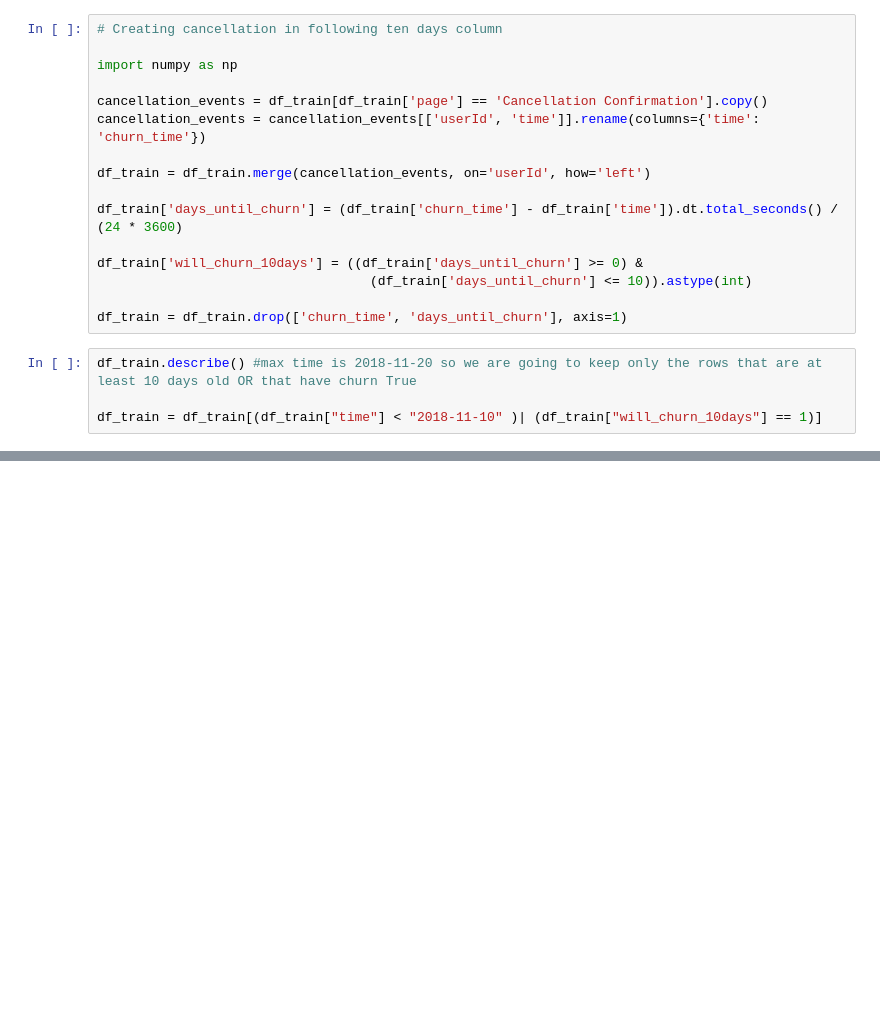
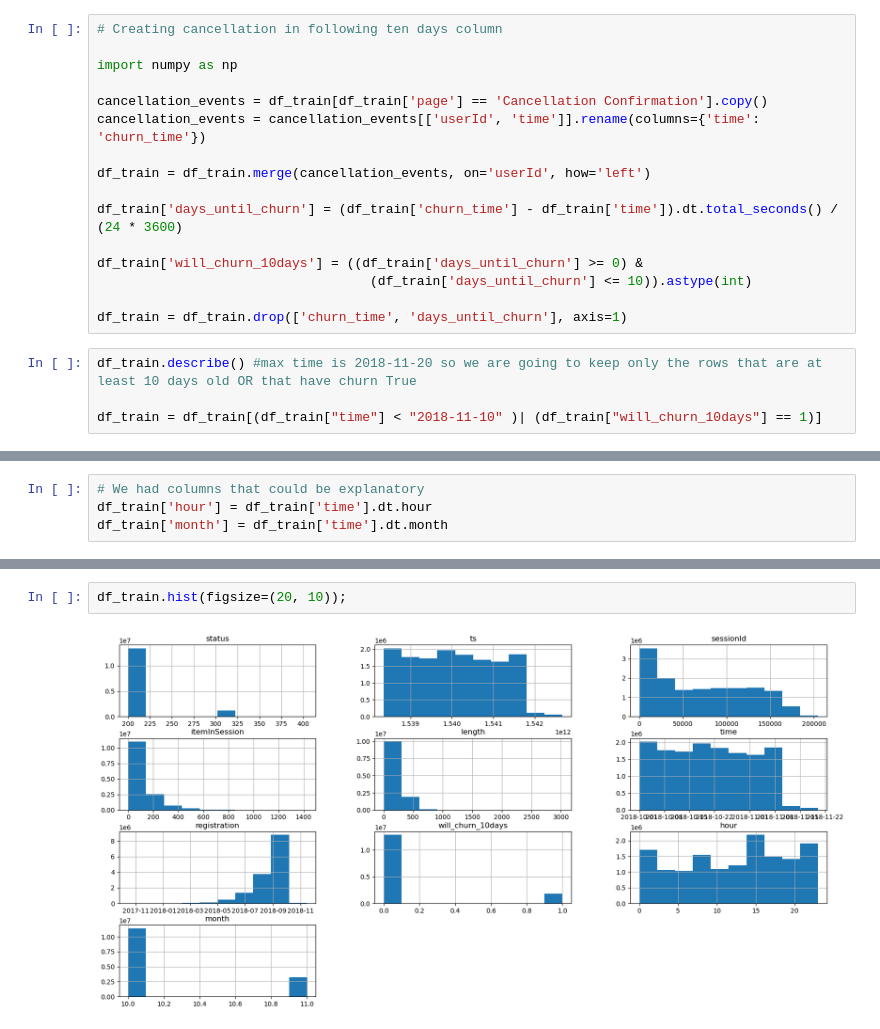
Before and after one commit to MaximilienLuc/Churn-prediction, a Jupyter notebook: Olivier.ipynb, the cells around one changed output, grey strips where cells are left out. Drawn from its saved outputs; the diff is of its cells as text; blank space fills up the shorter version.

Commit message:
a bit of EDA and WIP on creating a dataset for training the model

```diff
--- a/Olivier.ipynb
+++ b/Olivier.ipynb
@@ -71,0 +86,4 @@ df_train.sort_values(by='time', ascending = False).head(10)
+# %%
+# We had columns that could be explanatory
+df_train['hour'] = df_train['time'].dt.hour
+df_train['month'] = df_train['time'].dt.month
@@ -71,0 +105,4 @@ df_train.sort_values(by='time', ascending = False).head(10)
+# %%
+df_train.hist(figsize=(20, 10));
+# %% [output]
+[figure, added]
```
Also changed, not shown: parts of 11 cells of this notebook.
